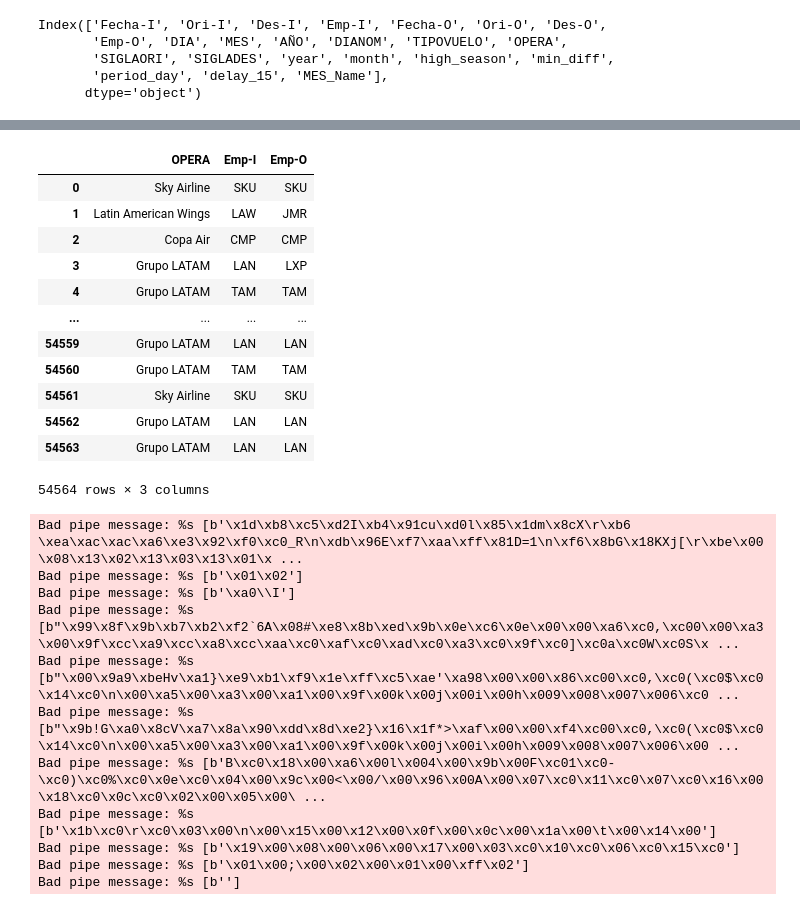
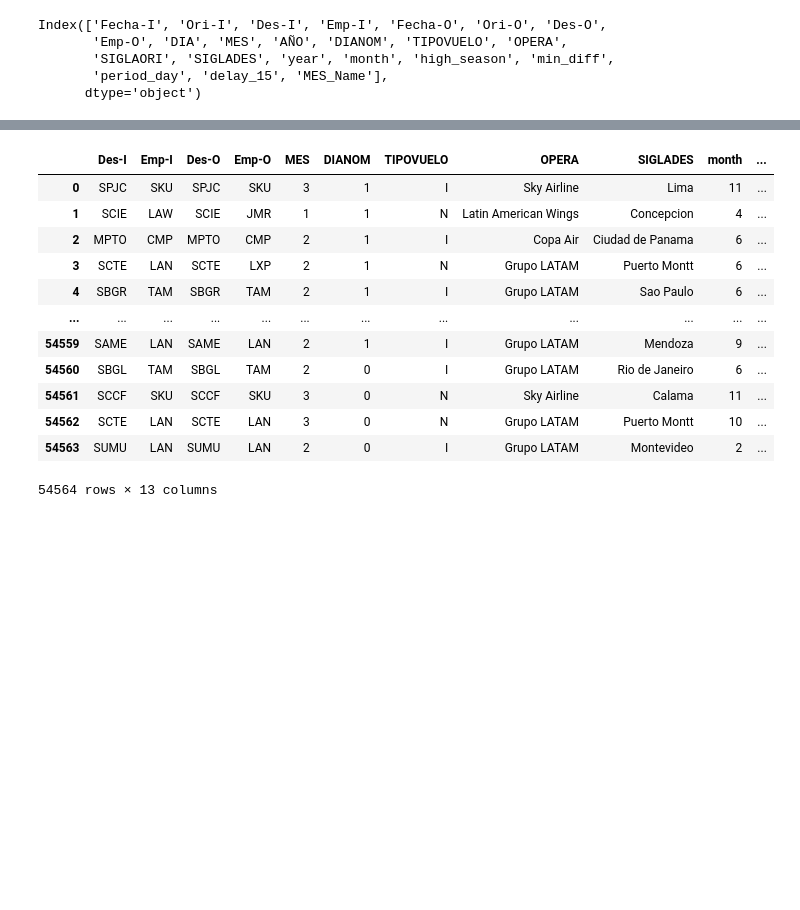
Before and after one commit to Luis-ramirez-r/Challenge-Data-Scientist---Luis-Ramirez, a Jupyter notebook: solution.ipynb, the cells around one changed output, grey strips where cells are left out. Saved outputs shown, nothing was run; the diff lists cells and outputs as text; code cells hidden in the pictures; blank space fills up the shorter version.

Commit message:
create dictionaries to map the categorical features

```diff
--- a/solution.ipynb
+++ b/solution.ipynb
@@ -500,5 +556,11 @@ Index(['Fecha-I', 'Ori-I', 'Des-I', 'Emp-I', 'Fecha-O', 'Ori-O', 'Des-O',
 # %%
-['Des-I', 'Emp-I',   'Des-O',
+
+features = ['Des-I', 'Emp-I',   'Des-O',
        'Emp-O',  'MES',  'DIANOM', 'TIPOVUELO', 'OPERA',
-       'SIGLAORI', 'SIGLADES', 'year', 'month', 'high_season', 'min_diff',
-       'period_day', 'delay_15', 'MES_Name']
+       'SIGLADES',  'month', 'high_season',
+       'period_day', 'delay_15']
+
+
+def map_columns(df, mapping, columns):
+  for col in columns:
+    df[col] = df[col].map(mapping)
@@ -519 +567,12 @@ Index(['Fecha-I', 'Ori-I', 'Des-I', 'Emp-I', 'Fecha-O', 'Ori-O', 'Des-O',
+# %%
+df_train[features]
+
+# map the values in the columns Des-I, Emp-I, Des-O, Emp-O, OPERA using the dictionaries created before
+df_train['Des-I'] = df_train['Des-I'].map(destination_mapping)
+df_train['Emp-I'] = df_train['Emp-I'].map(airline_mapping)
+df_train['Des-O'] = df_train['Des-O'].map(destination_mapping)
+df_train['Emp-O'] = df_train['Emp-O'].map(airline_mapping)
+df_train['OPERA'] = df_train['OPERA'].map(airline_mapping_op)
+# %%
+df_train = df_train[features]
 # %%
@@ -527,30 +587,25 @@ Index(['Fecha-I', 'Ori-I', 'Des-I', 'Emp-I', 'Fecha-O', 'Ori-O', 'Des-O',
-# %%
-df_train[['OPERA', 'Emp-I','Emp-O']]
-# %% [output]
-|  | OPERA | Emp-I | Emp-O |
-| 0 | Sky Airline | SKU | SKU |
-| 1 | Latin American Wings | LAW | JMR |
-| 2 | Copa Air | CMP | CMP |
-| 3 | Grupo LATAM | LAN | LXP |
-| 4 | Grupo LATAM | TAM | TAM |
-| ... | ... | ... | ... |
-| 54559 | Grupo LATAM | LAN | LAN |
-| 54560 | Grupo LATAM | TAM | TAM |
-| 54561 | Sky Airline | SKU | SKU |
-| 54562 | Grupo LATAM | LAN | LAN |
-| 54563 | Grupo LATAM | LAN | LAN |
-54564 rows × 3 columns
-Bad pipe message: %s [b'\x1d\xb8\xc5\xd2I\xb4\x91cu\xd0l\x85\x1dm\x8cX\r\xb6 \xea\xac\xac\xa6\xe3\x92\xf0\xc0_R\n\xdb\x96E\xf7\xaa\xff\x81D=1\n\xf6\x8bG\x18KXj[\r\xbe\x00\x08\x13\x02\x13\x03\x13\x01\x ...
-Bad pipe message: %s [b'\x01\x02']
-Bad pipe message: %s [b'\xa0\\I']
-Bad pipe message: %s [b"\x99\x8f\x9b\xb7\xb2\xf2`6A\x08#\xe8\x8b\xed\x9b\x0e\xc6\x0e\x00\x00\xa6\xc0,\xc00\x00\xa3\x00\x9f\xcc\xa9\xcc\xa8\xcc\xaa\xc0\xaf\xc0\xad\xc0\xa3\xc0\x9f\xc0]\xc0a\xc0W\xc0S\x ...
-Bad pipe message: %s [b"\x00\x9a9\xbeHv\xa1}\xe9\xb1\xf9\x1e\xff\xc5\xae'\xa98\x00\x00\x86\xc00\xc0,\xc0(\xc0$\xc0\x14\xc0\n\x00\xa5\x00\xa3\x00\xa1\x00\x9f\x00k\x00j\x00i\x00h\x009\x008\x007\x006\xc0 ...
-Bad pipe message: %s [b"\x9b!G\xa0\x8cV\xa7\x8a\x90\xdd\x8d\xe2}\x16\x1f*>\xaf\x00\x00\xf4\xc00\xc0,\xc0(\xc0$\xc0\x14\xc0\n\x00\xa5\x00\xa3\x00\xa1\x00\x9f\x00k\x00j\x00i\x00h\x009\x008\x007\x006\x00 ...
-Bad pipe message: %s [b'B\xc0\x18\x00\xa6\x00l\x004\x00\x9b\x00F\xc01\xc0-\xc0)\xc0%\xc0\x0e\xc0\x04\x00\x9c\x00<\x00/\x00\x96\x00A\x00\x07\xc0\x11\xc0\x07\xc0\x16\x00\x18\xc0\x0c\xc0\x02\x00\x05\x00\ ...
-Bad pipe message: %s [b'\x1b\xc0\r\xc0\x03\x00\n\x00\x15\x00\x12\x00\x0f\x00\x0c\x00\x1a\x00\t\x00\x14\x00']
-Bad pipe message: %s [b'\x19\x00\x08\x00\x06\x00\x17\x00\x03\xc0\x10\xc0\x06\xc0\x15\xc0']
-Bad pipe message: %s [b'\x01\x00;\x00\x02\x00\x01\x00\xff\x02']
-Bad pipe message: %s [b'']
+# %%
+# map the values in the columns DIANOM, MES, TIPOVUELO, SIGLADES using the dictionaries created before
+df_train['DIANOM'] = df_train['DIANOM'].map(longer_delay_days)
+df_train['MES'] = df_train['MES'].map(longer_delay_months)
+# %%
+df_train = df_train[features]
+
+df_train
+# %% [output]
+|  | Des-I | Emp-I | Des-O | Emp-O | MES | DIANOM | TIPOVUELO | OPERA | SIGLADES | month | ... |
+| 0 | SPJC | SKU | SPJC | SKU | 3 | 1 | I | Sky Airline | Lima | 11 | ... |
+| 1 | SCIE | LAW | SCIE | JMR | 1 | 1 | N | Latin American Wings | Concepcion | 4 | ... |
+| 2 | MPTO | CMP | MPTO | CMP | 2 | 1 | I | Copa Air | Ciudad de Panama | 6 | ... |
+| 3 | SCTE | LAN | SCTE | LXP | 2 | 1 | N | Grupo LATAM | Puerto Montt | 6 | ... |
+| 4 | SBGR | TAM | SBGR | TAM | 2 | 1 | I | Grupo LATAM | Sao Paulo | 6 | ... |
+| ... | ... | ... | ... | ... | ... | ... | ... | ... | ... | ... | ... |
+| 54559 | SAME | LAN | SAME | LAN | 2 | 1 | I | Grupo LATAM | Mendoza | 9 | ... |
+| 54560 | SBGL | TAM | SBGL | TAM | 2 | 0 | I | Grupo LATAM | Rio de Janeiro | 6 | ... |
+| 54561 | SCCF | SKU | SCCF | SKU | 3 | 0 | N | Sky Airline | Calama | 11 | ... |
+| 54562 | SCTE | LAN | SCTE | LAN | 3 | 0 | N | Grupo LATAM | Puerto Montt | 10 | ... |
+| 54563 | SUMU | LAN | SUMU | LAN | 2 | 0 | I | Grupo LATAM | Montevideo | 2 | ... |
+54564 rows × 13 columns
 # %%
 #ce.fit_transform#(X[, y])
 import category_encoders as ce
```
Also changed, not shown: parts of 19 cells of this notebook, 7 other files.
